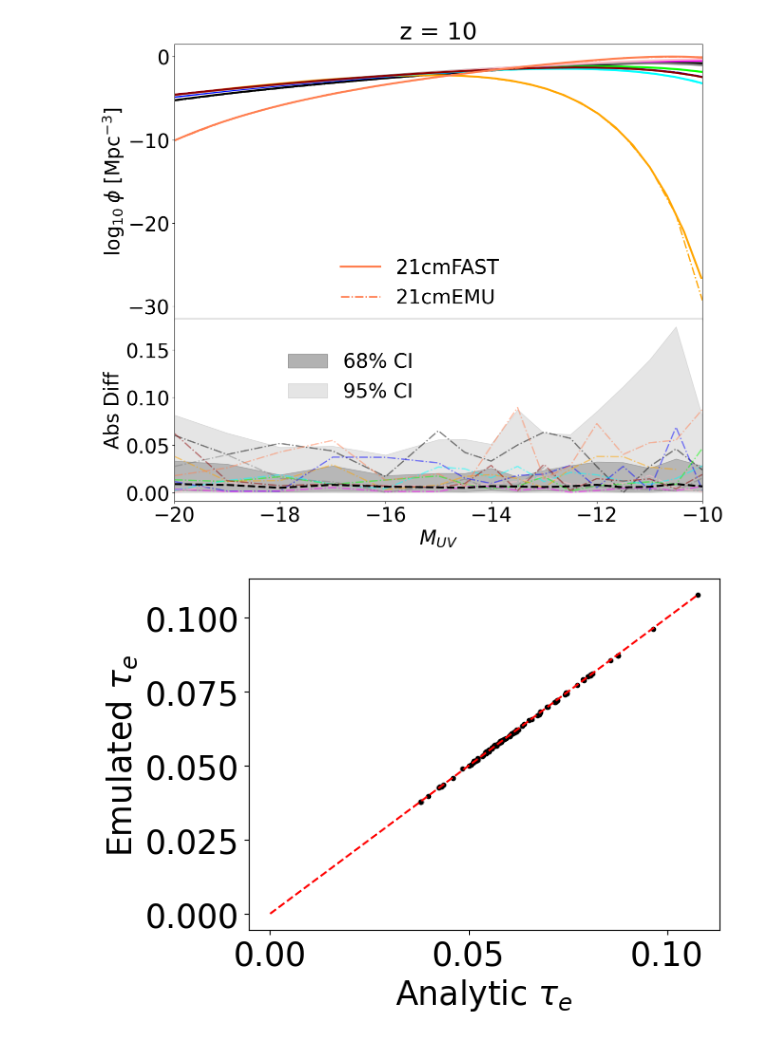
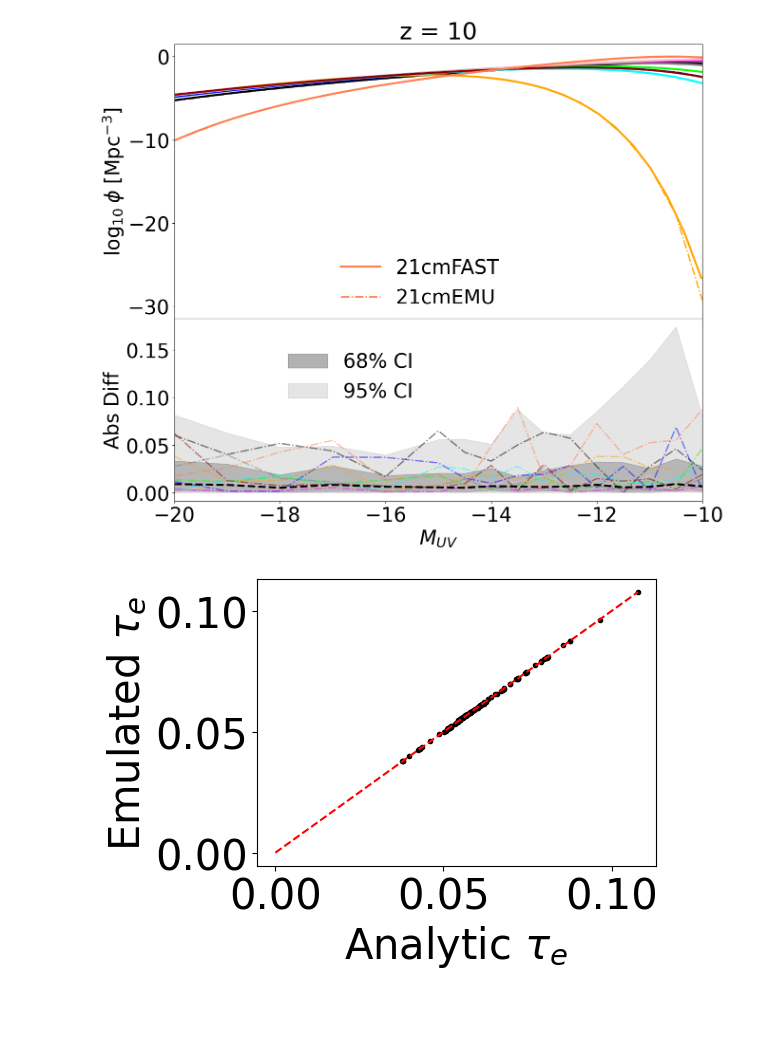
Before and after one commit to 21cmfast/21cmEMU, a Jupyter notebook: docs/tutorials/21cmFAST_tau_UVLFs.ipynb, the cells around one changed output. Drawn from its saved outputs; the diff is of its cells as text; code cells hidden in the pictures; blank space fills up the shorter version.

```diff
--- a/docs/tutorials/21cmFAST_tau_UVLFs.ipynb
+++ b/docs/tutorials/21cmFAST_tau_UVLFs.ipynb
@@ -142,14 +142,14 @@ for z_bin in range(4):
 [figure]
 [figure]
 # %%
-%matplotlib inline
-rcParams.update({'font.size': 25})
+rcParams.update({'font.size': 30})
 rcParams.update({"figure.facecolor":  'white'})
 plt.scatter(analytic_tau, tau_emu, marker = '.', color = 'k')
 line = np.linspace(0,max(analytic_tau), 10)
 plt.plot(line, line, color = 'r', ls = '--')
 plt.xlabel(r'Analytic $\tau_e$')
 plt.ylabel(r'Emulated $\tau_e$')
+plt.tight_layout()
 plt.show()
 # %% [output]
-[figure, old version]
+[figure, new version]
```
